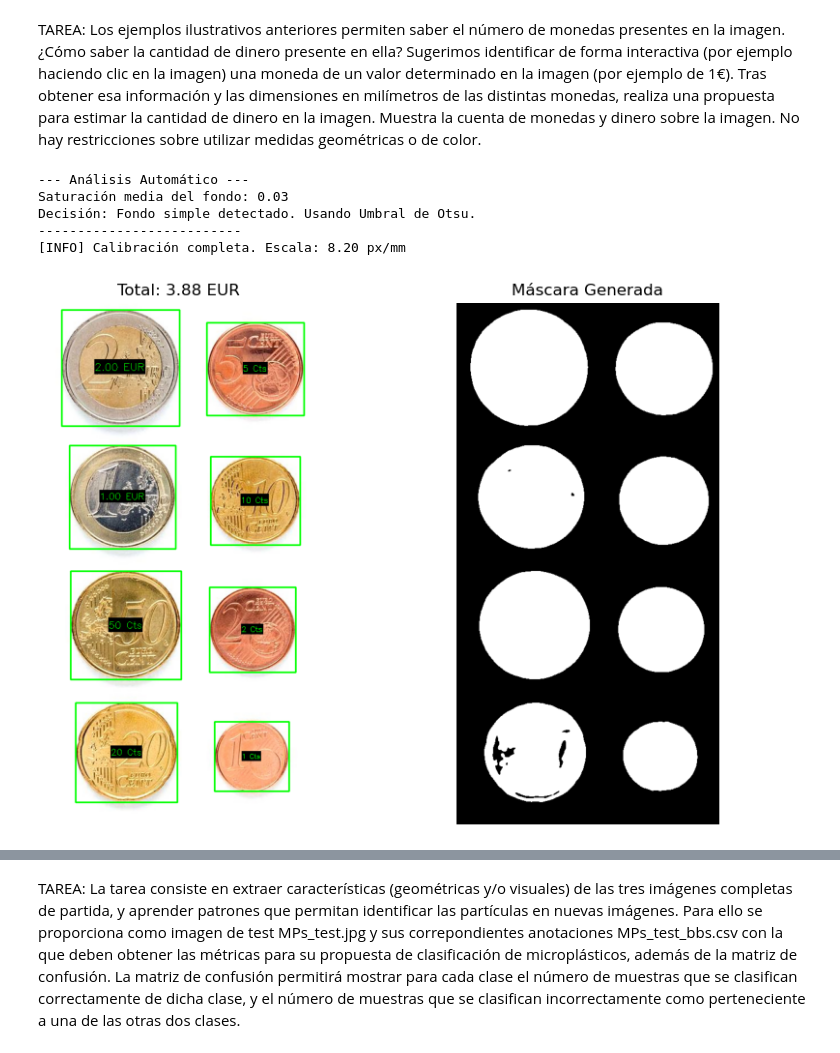
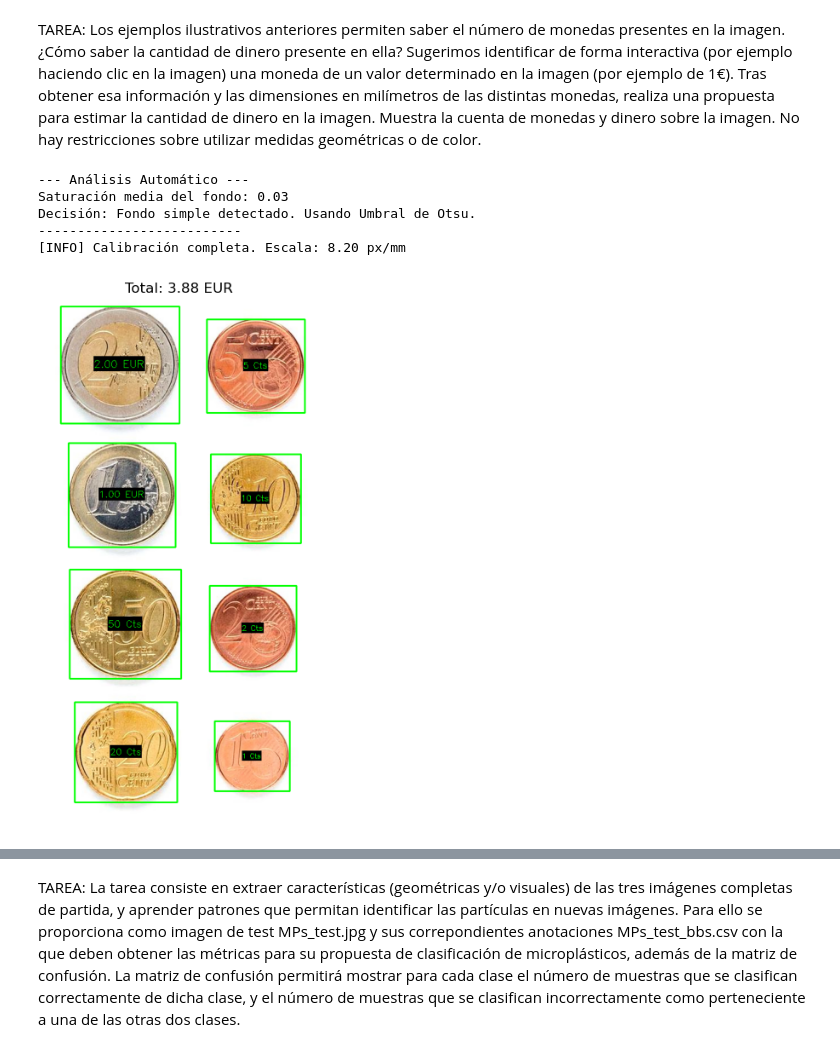
Before and after one commit to duniasr/VC, a Jupyter notebook: P3/practica3.ipynb, the cells around one changed output, grey strips where cells are left out. Drawn from its saved outputs; the diff is of its cells as text; code cells hidden in the pictures.

Commit message:
Ajustes con README3 e imagenes

```diff
--- a/P3/practica3.ipynb
+++ b/P3/practica3.ipynb
@@ -138,40 +138,37 @@ else:
                     # --- CAMBIO EN LA POSICIÓN DE LA ETIQUETA ---
                     # Se calcula la posición para que el texto quede centrado en la moneda.
                     # El origen del texto (esquina inferior izquierda) se calcula a partir del centro (cx, cy).
                     pos_texto_x = int(cx - ancho_texto / 2)
                     pos_texto_y = int(cy + alto_texto / 2)
 
                     # Se dibuja el fondo negro en la nueva posición centrada.
                     fondo_y1 = pos_texto_y - alto_texto - baseline
                     fondo_y2 = pos_texto_y + baseline
                     cv2.rectangle(img_resultado, (pos_texto_x, fondo_y1), (pos_texto_x + ancho_texto, fondo_y2), (0, 0, 0), -1)
 
                     # Se escribe el texto de la etiqueta sobre el fondo.
                     cv2.putText(img_resultado, etiqueta, (pos_texto_x, pos_texto_y), cv2.FONT_HERSHEY_SIMPLEX, font_escala, (0, 255, 0), font_grosor)
 
         texto_total = f"Total: {total_valor:.2f} EUR"
 
-        # 1. Crear una figura más ancha para que quepan ambas imágenes
-        plt.figure(figsize=(10, 7))
-
-        # 2. Primer subplot (1 fila, 2 columnas, posición 1)
-        plt.subplot(1, 2, 1)
+        # 1. Crear y configurar la PRIMERA figura para la imagen de resultado
+        plt.figure(figsize=(8, 8)) # Tamaño para la primera ventana
         plt.imshow(cv2.cvtColor(redimensionar_para_mostrar(img_resultado), cv2.COLOR_BGR2RGB))
         plt.title(texto_total)
         plt.axis('off')
 
-        # 3. Segundo subplot (1 fila, 2 columnas, posición 2)
-        plt.subplot(1, 2, 2)
-        plt.imshow(mascara_limpia, cmap='gray') # La máscara ya está en blanco y negro
+        # 2. Crear y configurar la SEGUNDA figura para la máscara
+        plt.figure(figsize=(8, 8)) # <-- ¡Esta línea crea la segunda ventana!
+        plt.imshow(mascara_limpia, cmap='gray')
         plt.title('Máscara Generada')
         plt.axis('off')
 
-        # 4. Mostrar la figura completa con ambos subplots
+        # 3. Mostrar TODAS las figuras creadas a la vez
         plt.show()
 # %% [output]
 --- Análisis Automático ---
 Saturación media del fondo: 0.03
 Decisión: Fondo simple detectado. Usando Umbral de Otsu.
 --------------------------
 [INFO] Calibración completa. Escala: 8.20 px/mm
-[figure, old version]
+[figure, new version]
```
Also changed, not shown: parts of 1 cell of this notebook, 3 other files.
